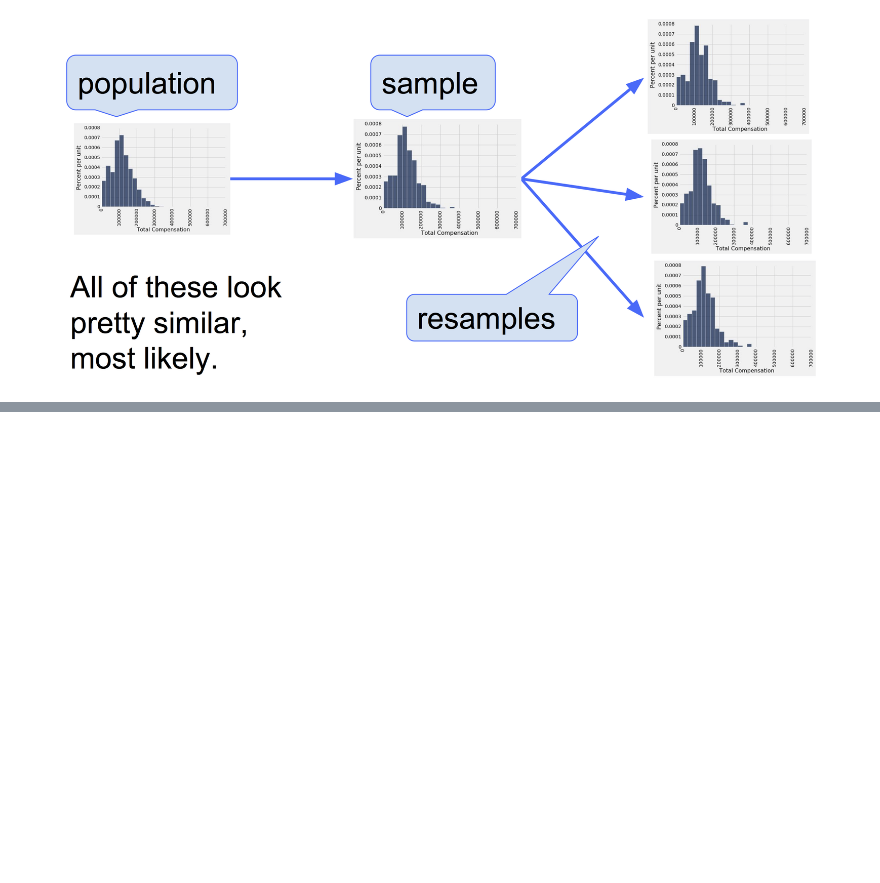
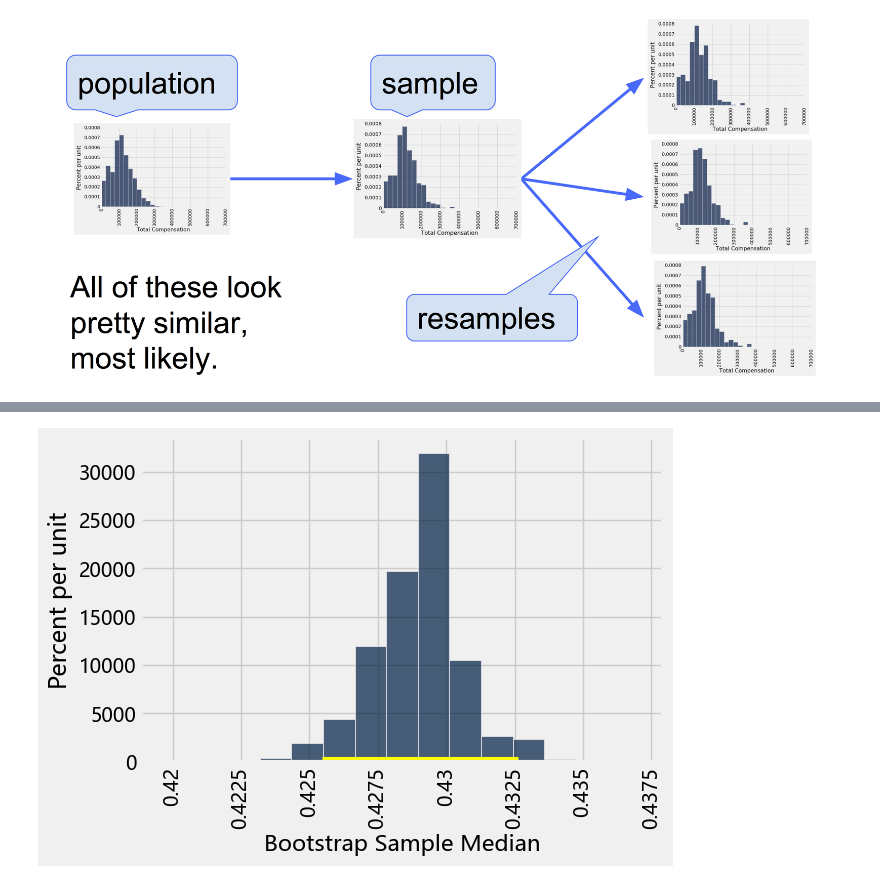
Before and after one commit to Matthew-HMS/Datascience101, a Jupyter notebook: Estimation.ipynb, the cells around one changed output, grey strips where cells are left out. Saved outputs shown, nothing was run; the diff lists cells and outputs as text; code cells hidden in the pictures; blank space fills up the shorter version.

```diff
--- a/Estimation.ipynb
+++ b/Estimation.ipynb
@@ -209,0 +309,4 @@ def bootstrap_median(original_sample, repetitions):
+# %%
+def one_bootstrap_median():
+    resample = ratios.sample()
+    return percentile(50, resample.column('Ratio BW:GD'))
@@ -209,0 +317,5 @@ def bootstrap_median(original_sample, repetitions):
+# %%
+repetitions = 5000
+bstrap_median = make_array()
+for i in np.arange(repetitions):
+    bstrap_median = np.append(bstrap_median, one_bootstrap_median())
@@ -209,0 +329,6 @@ def bootstrap_median(original_sample, repetitions):
+# %%
+resampled_medians = Table().with_column('Bootstrap Sample Median', bstrap_median)
+resampled_medians.hist(bins = 15)
+plots.plot([left, right], [0, 0], color='yellow', lw=8);
+# %% [output]
+[figure, added]
```
Also changed, not shown: parts of 50 cells of this notebook.
